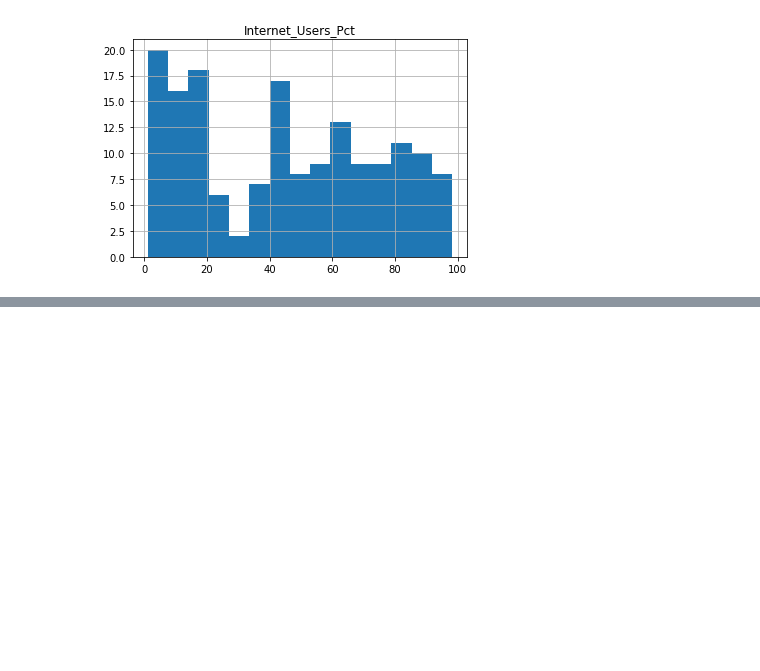
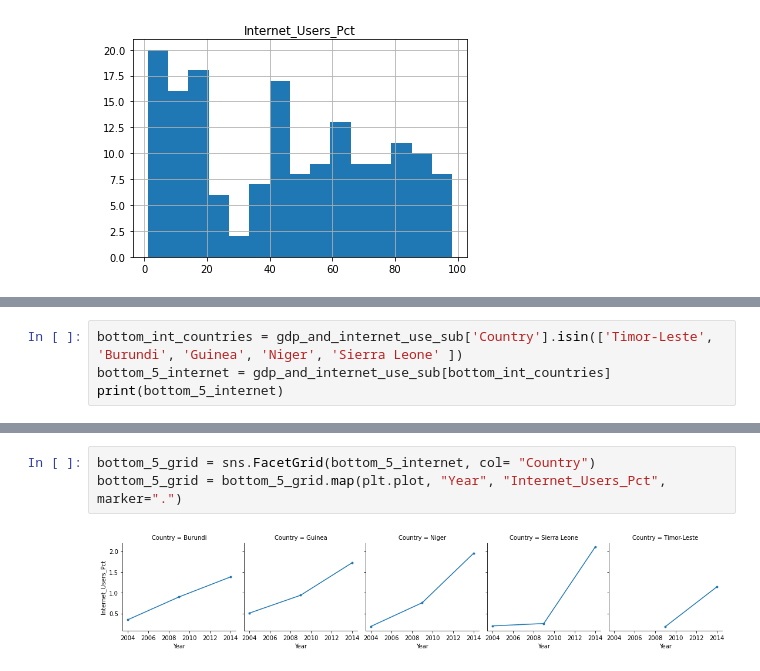
Before and after one commit to MaGoodman12/gdp-and-internet-usage-MaGoodman12, a Jupyter notebook: Jupyter_notebooks/internet_project.ipynb, the cells around one changed output, grey strips where cells are left out. Cells and saved outputs as stored; diff of their text form; blank space fills up the shorter version.

```diff
--- a/Jupyter_notebooks/internet_project.ipynb
+++ b/Jupyter_notebooks/internet_project.ipynb
@@ -373,0 +468,4 @@ top_5_internet.shape
+# %%
+bottom_int_countries = gdp_and_internet_use_sub['Country'].isin(['Timor-Leste', 'Burundi', 'Guinea', 'Niger', 'Sierra Leone' ])
+bottom_5_internet = gdp_and_internet_use_sub[bottom_int_countries]
+print(bottom_5_internet)
@@ -373,0 +488,5 @@ top_5_internet.shape
+# %%
+bottom_5_grid = sns.FacetGrid(bottom_5_internet, col= "Country")
+bottom_5_grid = bottom_5_grid.map(plt.plot, "Year", "Internet_Users_Pct", marker=".")
+# %% [output]
+[figure, added]
```
Also changed, not shown: parts of 55 cells of this notebook, 2 other files.
